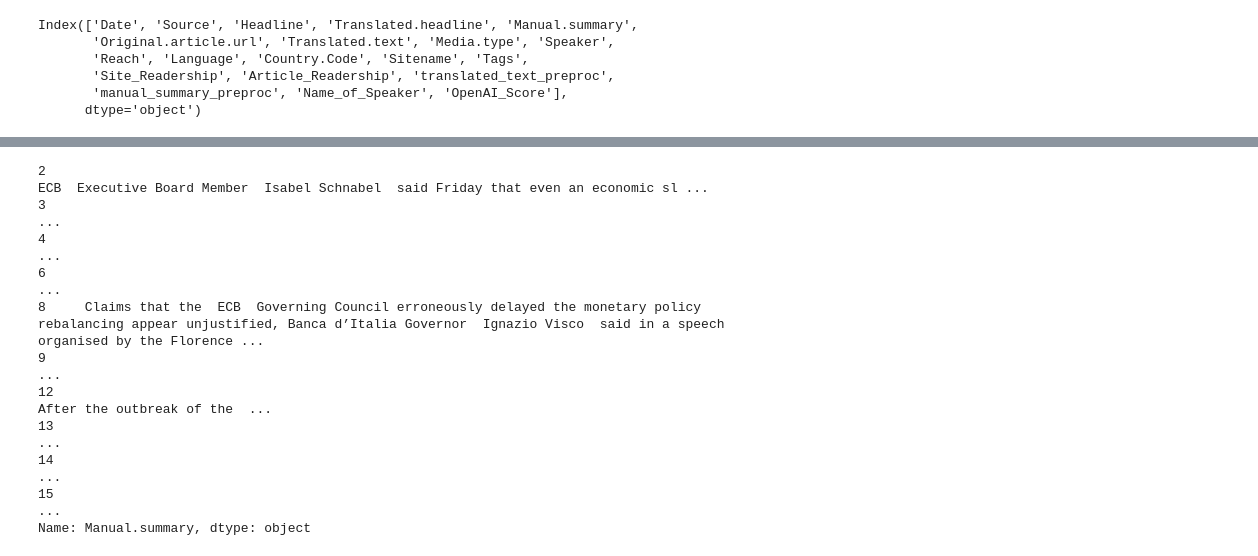
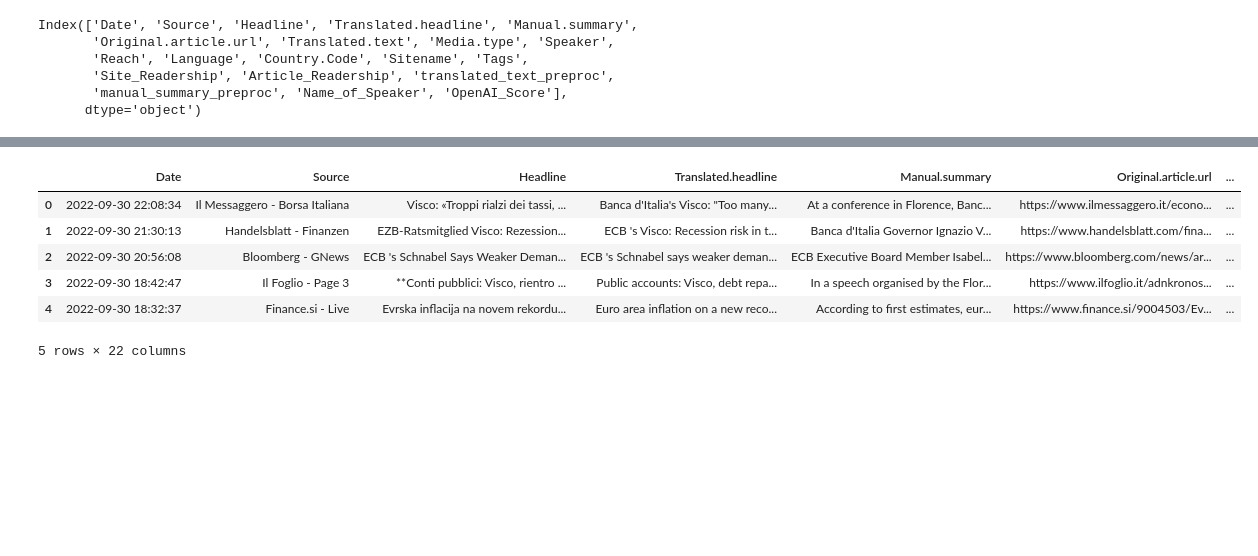
Before and after one commit to monbiote/ECB_Perceived_Cacophony, a Jupyter notebook: Rui_final_notebooks/roberta_model_application.ipynb, the cells around one changed output, grey strips where cells are left out. Drawn from its saved outputs; the diff is of its cells as text; code cells hidden in the pictures; blank space fills up the shorter version.

Commit message:
ready_for_index

```diff
--- a/Rui_final_notebooks/roberta_model_application.ipynb
+++ b/Rui_final_notebooks/roberta_model_application.ipynb
@@ -179,20 +349,18 @@ classifier = pipeline("sentiment-analysis", model=model, tokenizer=tokenizer)
 # DataFrame column to list
 summaries = df_final['Manual.summary'].tolist()
 
-# Define batch size
-batch_size = 1 # Adjust batch size according to your machine's capability
+# Initialize a predictions list
+predictions = []
 
-# Process the data in batches
-predictions = []
-for i in range(0, len(summaries), batch_size):
-    batch = summaries[i:i+batch_size]
+# Process each summary individually
+for i, summary in enumerate(summaries):
     try:
-        # Make predictions for the current batch
-        batch_predictions = classifier(batch)
+        # Make predictions for the current summary
+        batch_predictions = classifier([summary])  # Processing one summary at a time
         predictions.extend(batch_predictions)
     except Exception as e:
-        print(f"An error occurred while processing batch {i//batch_size}: {e}")
-        # Optionally, handle the failed batch by skipping or logging
+        print(f"An error occurred while processing summary at index {i}: {e}")
+        predictions.append({'label': 'Error'})  # Mark this as an error
 
 # Add predictions to the dataframe
 df_final['bert_predictions_everything'] = [pred['label'] for pred in predictions]
@@ -243,14 +398,0 @@ Name: Manual.summary, dtype: object
-# %%
-print(df_final['Manual.summary'][df_final['bert_predictions'] == 'LABEL_0'].head(10))
-# %% [output]
-2                                                                                                                     ECB  Executive Board Member  Isabel Schnabel  said Friday that even an economic sl ...
-3                                                                                                                                                                                                        ...
-4                                                                                                                                                                                                        ...
-6                                                                                                                                                                                                        ...
-8     Claims that the  ECB  Governing Council erroneously delayed the monetary policy rebalancing appear unjustified, Banca d’Italia Governor  Ignazio Visco  said in a speech organised by the Florence ...
-9                                                                                                                                                                                                        ...
-12                                                                                                                                                                            After the outbreak of the  ...
-13                                                                                                                                                                                                       ...
-14                                                                                                                                                                                                       ...
-15                                                                                                                                                                                                       ...
-Name: Manual.summary, dtype: object
@@ -256,0 +414,10 @@ Name: Manual.summary, dtype: object
+# %%
+df_final.head()
+# %% [output]
+|  | Date | Source | Headline | Translated.headline | Manual.summary | Original.article.url | ... |
+| 0 | 2022-09-30 22:08:34 | Il Messaggero - Borsa Italiana | Visco: «Troppi rialzi dei tassi, ... | Banca d'Italia's Visco: "Too many... | At a conference in Florence, Banc... | https://www.ilmessaggero.it/econo... | ... |
+| 1 | 2022-09-30 21:30:13 | Handelsblatt - Finanzen | EZB-Ratsmitglied Visco: Rezession... | ECB 's Visco: Recession risk in t... | Banca d'Italia Governor Ignazio V... | https://www.handelsblatt.com/fina... | ... |
+| 2 | 2022-09-30 20:56:08 | Bloomberg - GNews | ECB 's Schnabel Says Weaker Deman... | ECB 's Schnabel says weaker deman... | ECB Executive Board Member Isabel... | https://www.bloomberg.com/news/ar... | ... |
+| 3 | 2022-09-30 18:42:47 | Il Foglio - Page 3 | **Conti pubblici: Visco, rientro ... | Public accounts: Visco, debt repa... | In a speech organised by the Flor... | https://www.ilfoglio.it/adnkronos... | ... |
+| 4 | 2022-09-30 18:32:37 | Finance.si - Live | Evrska inflacija na novem rekordu... | Euro area inflation on a new reco... | According to first estimates, eur... | https://www.finance.si/9004503/Ev... | ... |
+5 rows × 22 columns
```
Also changed, not shown: parts of 18 cells of this notebook, 5 other files.
